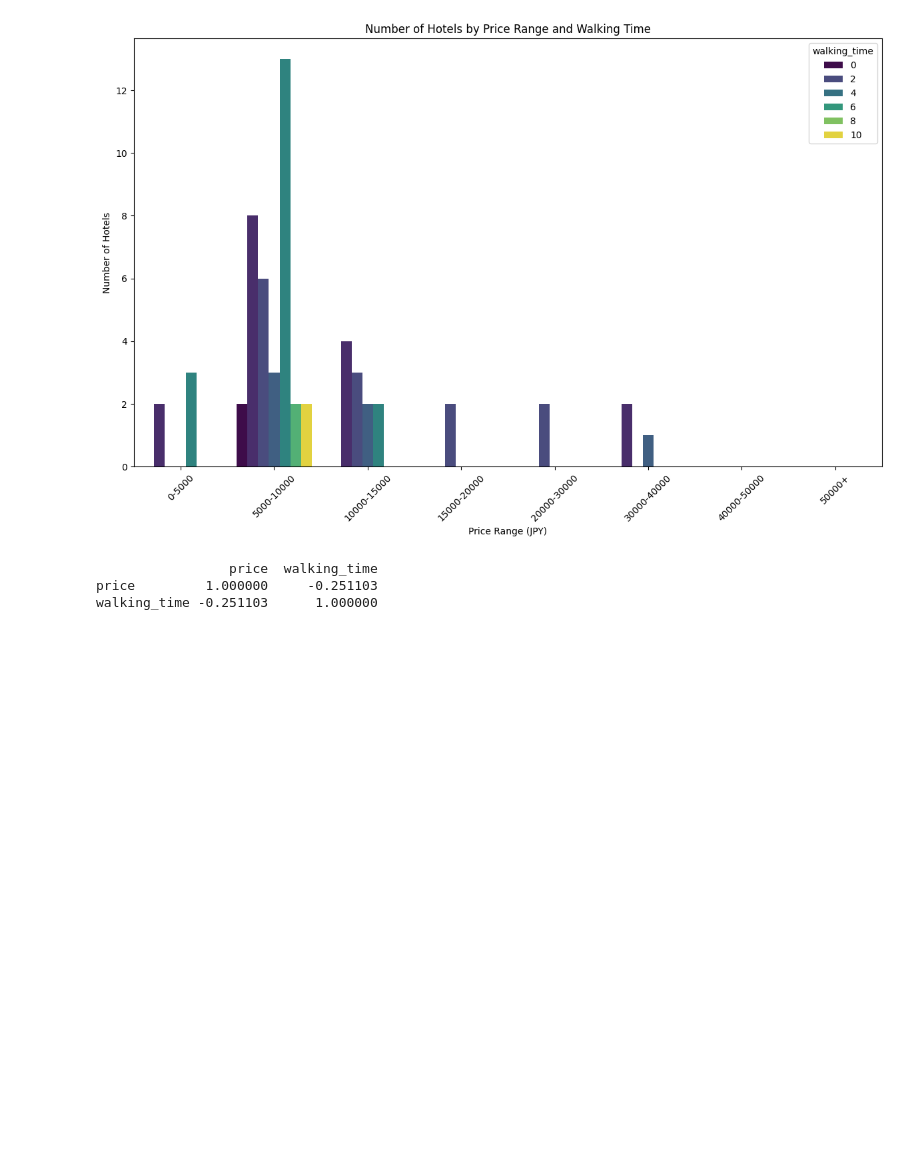
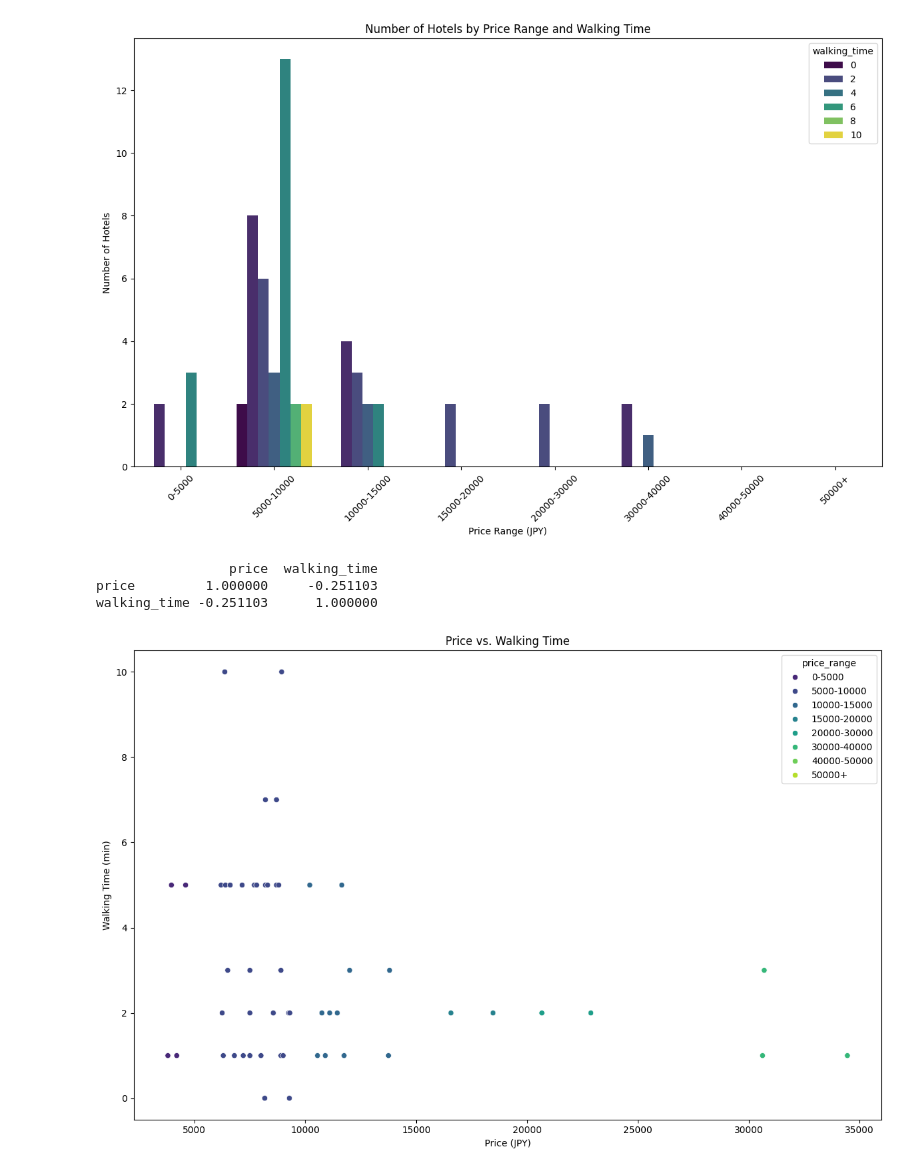
Before and after one commit to 3241Kanaha/dspro, a Jupyter notebook: trip.ipynb, the cells around one changed output. Saved outputs shown, nothing was run; the diff lists cells and outputs as text; code cells hidden in the pictures; blank space fills up the shorter version.

```diff
--- a/trip.ipynb
+++ b/trip.ipynb
@@ -305,3 +305,15 @@ print(correlation)
                  price  walking_time
 price         1.000000     -0.251103
 walking_time -0.251103      1.000000
+# %%
+#徒歩時間と値段の相関関係を可視化
+plt.figure(figsize=(12, 8))
+sns.scatterplot(data=df, x='price', y='walking_time', hue='price_range', palette='viridis')
+plt.xlabel('Price (JPY)')
+plt.ylabel('Walking Time (min)')
+plt.title('Price vs. Walking Time')
+plt.tight_layout()
+
+plt.show()
+# %% [output]
+[figure, added]
```
